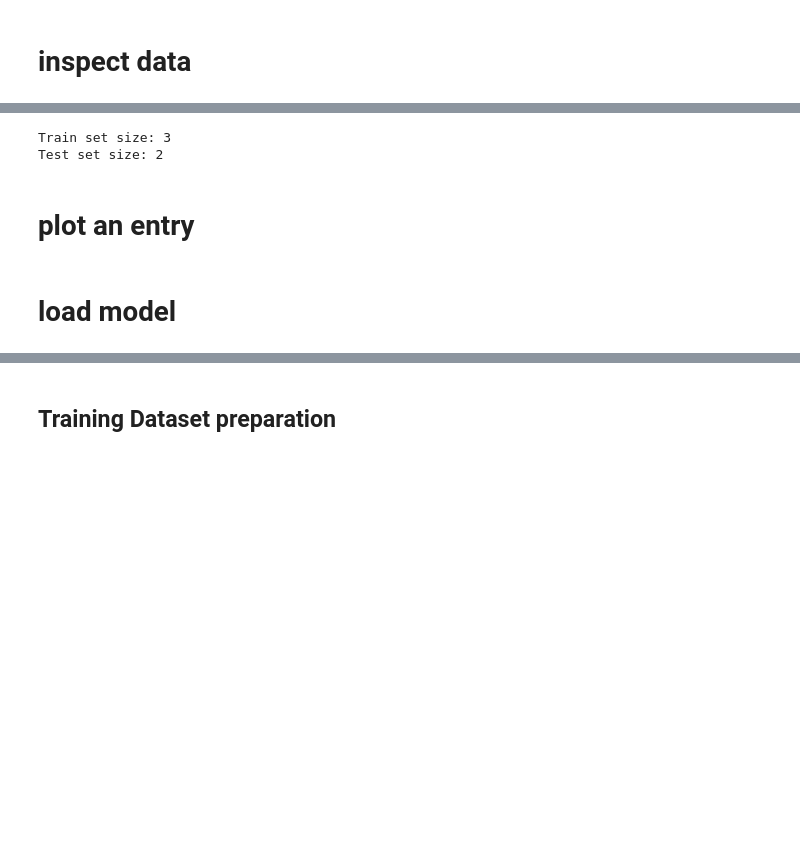
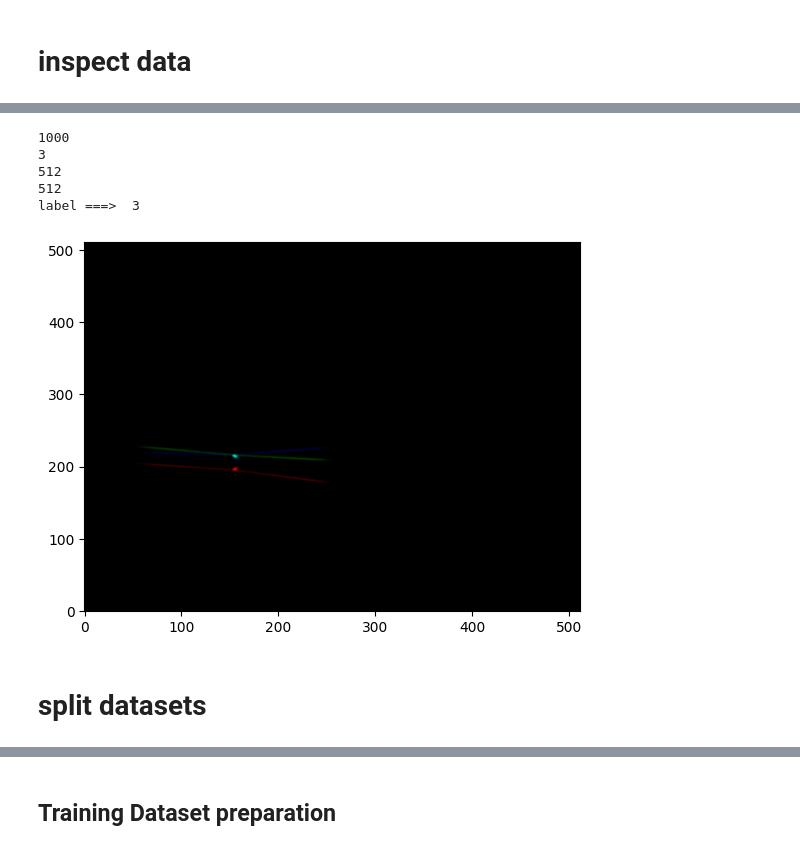
Before and after one commit to KristianHaverson/MachineLearning, a Jupyter notebook: WAWTPC/classification/fullTest.ipynb, the cells around one changed output, grey strips where cells are left out. Drawn from its saved outputs; the diff is of its cells as text; code cells hidden in the pictures; blank space fills up the shorter version.

```diff
--- a/WAWTPC/classification/fullTest.ipynb
+++ b/WAWTPC/classification/fullTest.ipynb
@@ -120,0 +94,3 @@ number_of_batches_1  20
+# %%
+entries_per_batch = 100 # number of entries per batch
+path = '/home/kris/Documents/coding/WAWTPC/krisTPCReco/TPCReco-kris/build/resources/'
@@ -120,0 +103,26 @@ number_of_batches_1  20
+# %%
+for batch_images, batch_labels in dataloader1: # for each batch
+    batch_images = batch_images.squeeze(0)
+    batch_labels = batch_labels.squeeze(0)
+    batch_images = batch_images.permute(0, 3, 1, 2)
+    for event in range(entries_per_batch):              # for each event in batch [0->50]
+        arrayEvents_c1.append(batch_images[event])      # first is always zero?
+        arrayLabels_c1.append(batch_labels[event].item())
+number_of_batches_1 = numberOfBatches(dataloader1)
+del dataloader1
+# %%
+class2Files = [path+'THREE_ALPHA_BE+_1k_131MeV_250mbar_.root:TPCData']
+datasetGenerator2 = partial(generator2, files=class2Files,label=3, batchSize=entries_per_batch)
+dataloader2 = DataLoader(list(datasetGenerator2()))
+arrayEvents_c2=[]
+arrayLabels_c2=[]
+# %%
+for batch_images, batch_labels in dataloader2: # for each batch
+    batch_images = batch_images.squeeze(0)
+    batch_labels = batch_labels.squeeze(0)
+    batch_images = batch_images.permute(0, 3, 1, 2)
+    for event in range(entries_per_batch):              # for each event in batch [0->50]
+        arrayEvents_c2.append(batch_images[event])      # first is always zero?
+        arrayLabels_c2.append(batch_labels[event].item())
+number_of_batches_2 = numberOfBatches(dataloader2)
+del dataloader2
@@ -195,15 +140,0 @@ torch.Size([512, 512, 3])
-# %%
-from sklearn.model_selection import train_test_split
-
-# Split the arrays into train and test sets
-train_images, test_images, train_labels, test_labels = train_test_split(arrayOfBatches, arrayOfLabels, test_size=0.3)
-
-print('Train set size:', len(train_images))
-print('Test set size:', len(test_images))
-# %% [output]
-Train set size: 3
-Test set size: 2
-# %% [markdown]
-# plot an entry
-# %% [markdown]
-# load model
@@ -235,0 +141,23 @@ train_dataset = train_dataset.shuffle(buffer_size=200)
+# %%
+print(len(arrayEvents_c1))  #number of event
+print(len(arrayEvents_c1[0])) #channel
+print(len(arrayEvents_c1[0][0])) #X
+print(len(arrayEvents_c1[0][0][0])) #Y
+
+getEntry=1
+data  = arrayEvents_c2[getEntry]
+label = arrayLabels_c2[getEntry]
+
+print('label ===> ',label)
+fig, axis = plt.subplots()
+data = data.numpy().transpose((1, 2, 0))
+im = axis.imshow(data, origin='lower', aspect='auto')
+# %% [output]
+1000
+3
+512
+512
+label ===>  3
+[figure, added]
+# %% [markdown]
+# split datasets
```
Also changed, not shown: parts of 42 cells of this notebook.
